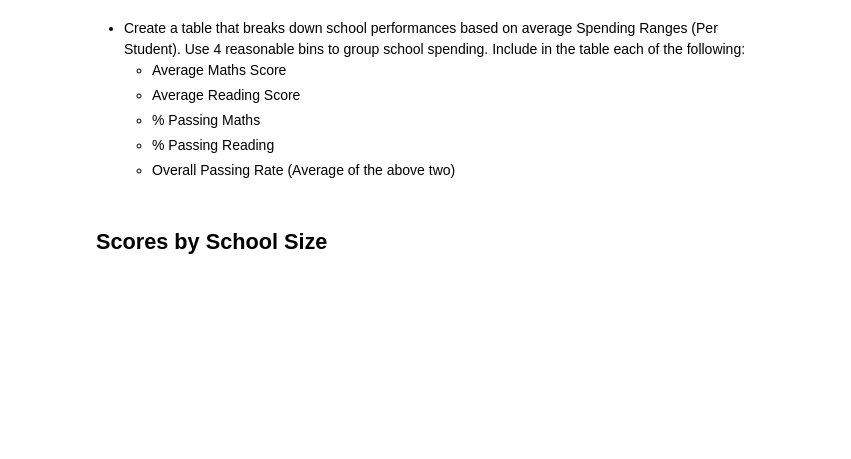
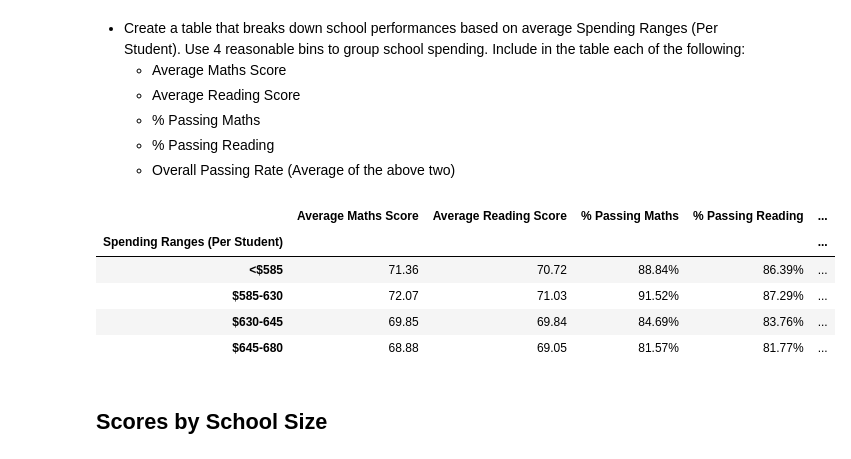
Before and after one commit to joshmartin33/pandas-challenge, a Jupyter notebook: PyCitySchools/PyCitySchools.ipynb, the cells around one changed output. Saved outputs shown, nothing was run; the diff lists cells and outputs as text; code cells hidden in the pictures; blank space fills up the shorter version.

Commit message:
calculations and output correct

```diff
--- a/PyCitySchools/PyCitySchools.ipynb
+++ b/PyCitySchools/PyCitySchools.ipynb
@@ -201,26 +203,28 @@ school_summary_df = school_summary_df[["school_name", "School Type",
 school_summary_df.set_index(["school_name"], drop=True, append=False, inplace=True, verify_integrity=True)
 school_summary_df.index.name = None
 
+formatted_school_summary = school_summary_df.copy()
+
 # comma
-school_summary_df["Total Students"] = school_summary_df["Total Students"].map("{:,}".format)
+formatted_school_summary["Total Students"] = formatted_school_summary["Total Students"].map("{:,}".format)
 
 # comma, $ and 2 decimal places
-school_summary_df["Total School Budget"] = school_summary_df["Total School Budget"].map("${:,.2f}".format)
-school_summary_df["Per Sudent Budget"] = school_summary_df["Per Sudent Budget"].map("${:,.2f}".format)
+formatted_school_summary["Total School Budget"] = formatted_school_summary["Total School Budget"].map("${:,.2f}".format)
+formatted_school_summary["Per Sudent Budget"] = formatted_school_summary["Per Sudent Budget"].map("${:,.2f}".format)
 
 # 2 decimal places
-school_summary_df["Average Maths Score"] = school_summary_df["Average Maths Score"].map("{:,.2f}".format)
-school_summary_df["Average Reading Score"] = school_summary_df["Average Reading Score"].map("{:,.2f}".format)
+formatted_school_summary["Average Maths Score"] = formatted_school_summary["Average Maths Score"].map("{:,.2f}".format)
+formatted_school_summary["Average Reading Score"] = formatted_school_summary["Average Reading Score"].map("{:,.2f}".format)
 
 # 2 decimal places and %
-school_summary_df["% Passing Maths"] = school_summary_df["% Passing Maths"].map("{:,.2f}%".format)
-school_summary_df["% Passing Reading"] = school_summary_df["% Passing Reading"].map("{:,.2f}%".format)
-school_summary_df["% Overall Passing"] = school_summary_df["% Overall Passing"].map("{:,.2f}%".format)
+formatted_school_summary["% Passing Maths"] = formatted_school_summary["% Passing Maths"].map("{:,.2f}%".format)
+formatted_school_summary["% Passing Reading"] = formatted_school_summary["% Passing Reading"].map("{:,.2f}%".format)
+formatted_school_summary["% Overall Passing"] = formatted_school_summary["% Overall Passing"].map("{:,.2f}%".format)
 
 #----------Display the summary data-------------
 
 # Displaying the summary data
-school_summary_df
+formatted_school_summary
 # %% [output]
 |  | School Type | Total Students | Total School Budget | Per Sudent Budget | Average Maths Score | ... |
 | Bailey High School | Government | 4,976 | $3,124,928.00 | $628.00 | 72.35 | ... |
@@ -415,6 +438,45 @@ reading_score_by_year_df
   * % Passing Maths
   * % Passing Reading
   * Overall Passing Rate (Average of the above two)
+# %%
+#----------Creation of the bins and labels-------------
+
+# Create the ranges(bins)
+bins = [0, 584, 629, 644, 679]
+# Create the labels
+labels = ["<$585", "$585-630", "$630-645", "$645-680"]
+
+#----------Calculations-------------
+
+# Add new column and use bins and labels to fill the column data based on the $ per student budget
+school_summary_df["Spending Ranges (Per Student)"] = pd.cut(school_summary_df["Per Sudent Budget"], bins, labels=labels)
+
+#----------Grouping-------------
+
+# Goup the data by the new column "Spending Ranges (Per Student)"
+scores_by_school_spending_group = school_summary_df.groupby("Spending Ranges (Per Student)").mean()
+
+#----------Format the grouped data-------------
+
+# 2 decimal places
+scores_by_school_spending_group["Average Maths Score"] = scores_by_school_spending_group["Average Maths Score"].map("{:,.2f}".format)
+scores_by_school_spending_group["Average Reading Score"] = scores_by_school_spending_group["Average Reading Score"].map("{:,.2f}".format)
+
+# 2 decimal places and %
+scores_by_school_spending_group["% Passing Maths"] = scores_by_school_spending_group["% Passing Maths"].map("{:,.2f}%".format)
+scores_by_school_spending_group["% Passing Reading"] = scores_by_school_spending_group["% Passing Reading"].map("{:,.2f}%".format)
+scores_by_school_spending_group["% Overall Passing"] = scores_by_school_spending_group["% Overall Passing"].map("{:,.2f}%".format)
+
+#----------Display the grouped data-------------
+
+scores_by_school_spending_group[["Average Maths Score", "Average Reading Score", "% Passing Maths", "% Passing Reading", "% Overall Passing"]]
+# %% [output]
+|  | Average Maths Score | Average Reading Score | % Passing Maths | % Passing Reading | ... |
+| Spending Ranges (Per Student) |  |  |  |  | ... |
+| <$585 | 71.36 | 70.72 | 88.84% | 86.39% | ... |
+| $585-630 | 72.07 | 71.03 | 91.52% | 87.29% | ... |
+| $630-645 | 69.85 | 69.84 | 84.69% | 83.76% | ... |
+| $645-680 | 68.88 | 69.05 | 81.57% | 81.77% | ... |
 # %% [markdown]
 ## Scores by School Size
 # %% [markdown]
```
Also changed, not shown: parts of 6 cells of this notebook.
